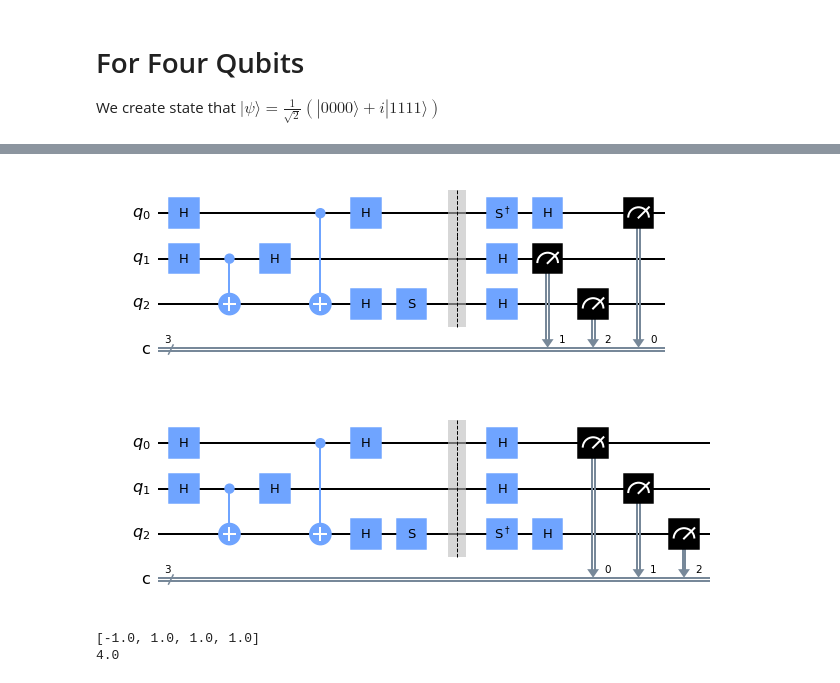
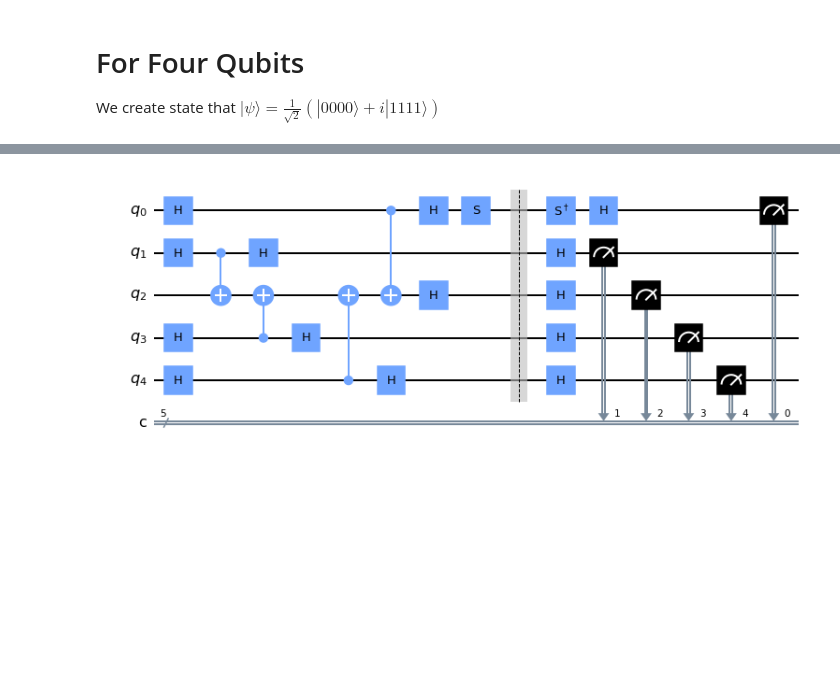
Before and after one commit to yagizgokce/MerminAndArdehaliTest, a Jupyter notebook: mermin.ipynb, the cells around one changed output, grey strips where cells are left out. Cells and saved outputs as stored; diff of their text form; code cells hidden in the pictures; blank space fills up the shorter version.

```diff
--- a/mermin.ipynb
+++ b/mermin.ipynb
@@ -66,0 +72,20 @@ circuit2.draw(output='mpl')
+# %%
+q3 = QuantumRegister(5, 'q')
+c3 = ClassicalRegister(5, 'c')
+circuit3 = QuantumCircuit(q3, c3)
+circuit3.h(q3[0])
+circuit3.h(q3[1])
+circuit3.h(q3[3])
+circuit3.h(q3[4])
+circuit3.cx(q3[1], q3[2])
+circuit3.h(q3[1])
+circuit3.cx(q3[3], q3[2])
+circuit3.h(q3[3])
+circuit3.cx(q3[4], q3[2])
+circuit3.cx(q3[0], q3[2])
+circuit3.h(q3[4])
+circuit3.h(q3[0])
+circuit3.h(q3[2])
+circuit3.s(q3[0])
+circuit3.barrier()
+circuit3.draw(output='mpl')
@@ -88 +131,22 @@ circuitYYY= measure_state('YYY',q1,c1,circuit)
+# %%
+states_five = ['00000','00001','00010','00011','00100','00101','00110','00111','01000','01001','01010','01011','01100','01101','01110','01111','10000','10001','10010','10011','10100','10101','10110','10111','11000','11001','11010','11011','11100','11101','11110','11111']
+circuit3YXXXX = measure_state('YXXXX',q3,c3,circuit3)
+circuit3XYXXX = measure_state('XYXXX',q3,c3,circuit3)
+circuit3XXYXX = measure_state('XXYXX',q3,c3,circuit3)
+circuit3XXXYX = measure_state('XXXYX',q3,c3,circuit3)
+circuit3XXXXY = measure_state('XXXXY',q3,c3,circuit3)
+
+circuit3YYYXX = measure_state('YYYXX',q3,c3,circuit3)
+circuit3YYXYX = measure_state('YYXYX',q3,c3,circuit3)
+circuit3YXYYX = measure_state('YXYYX',q3,c3,circuit3)
+circuit3XYYYX = measure_state('XYYYX',q3,c3,circuit3)
+circuit3YYXXY = measure_state('YYXXY',q3,c3,circuit3)
+circuit3YXYXY = measure_state('YXYXY',q3,c3,circuit3)
+circuit3XYYXY = measure_state('XYYXY',q3,c3,circuit3)
+circuit3YXXYY = measure_state('YXXYY',q3,c3,circuit3)
+circuit3XYXYY = measure_state('XYXYY',q3,c3,circuit3)
+circuit3XXYYY = measure_state('XXYYY',q3,c3,circuit3)
+
+circuit3YYYYY = measure_state('YYYYY',q3,c3,circuit3)
+circuits3 = [circuit3YXXXX,circuit3XYXXX,circuit3XXYXX,circuit3XXXYX,circuit3XXXXY,circuit3YYYXX,circuit3YYXYX,circuit3YXYYX,circuit3XYYYX,circuit3YYXXY,circuit3YXYXY,circuit3XYYXY,circuit3YXXYY,circuit3XYXYY,circuit3XXYYY,circuit3YYYYY]
 # %%
@@ -96,9 +160,5 @@ circuitXYX.draw(output='mpl')
 # %%
-circuitYXX.draw(output='mpl')
+circuits3[0].draw(output='mpl')
 # %% [output]
-[figure, old version]
+[figure, new version]
-# %%
-circuitXXY.draw(output='mpl')
-# %% [output]
-[figure, removed]
 # %%
@@ -140,8 +198,0 @@ def expectation(counts,shots,states):
-# %%
-circuits=[circuitYYY,circuitYXX,circuitXYX,circuitXXY]
-shots=1024
-ideal = ideal_run(shots,circuits)
-expectation(ideal,shots,states_three)
-# %% [output]
-[-1.0, 1.0, 1.0, 1.0]
-4.0
```
Also changed, not shown: parts of 16 cells of this notebook.
